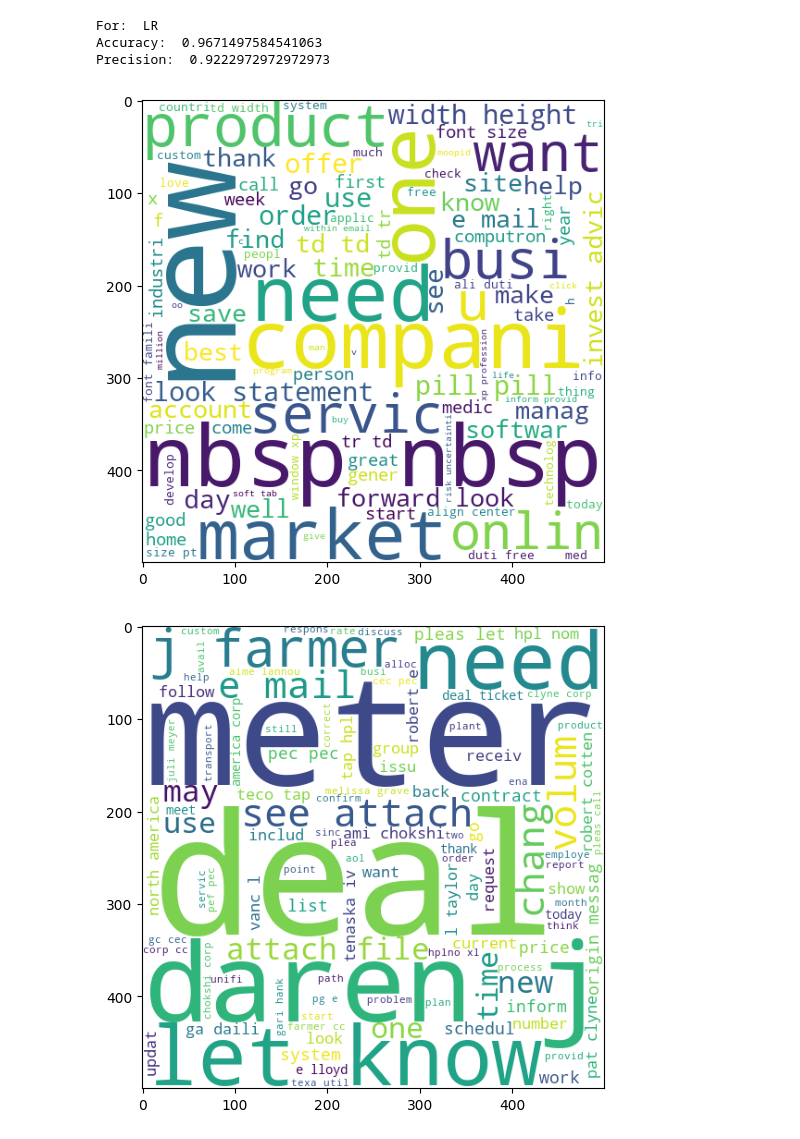
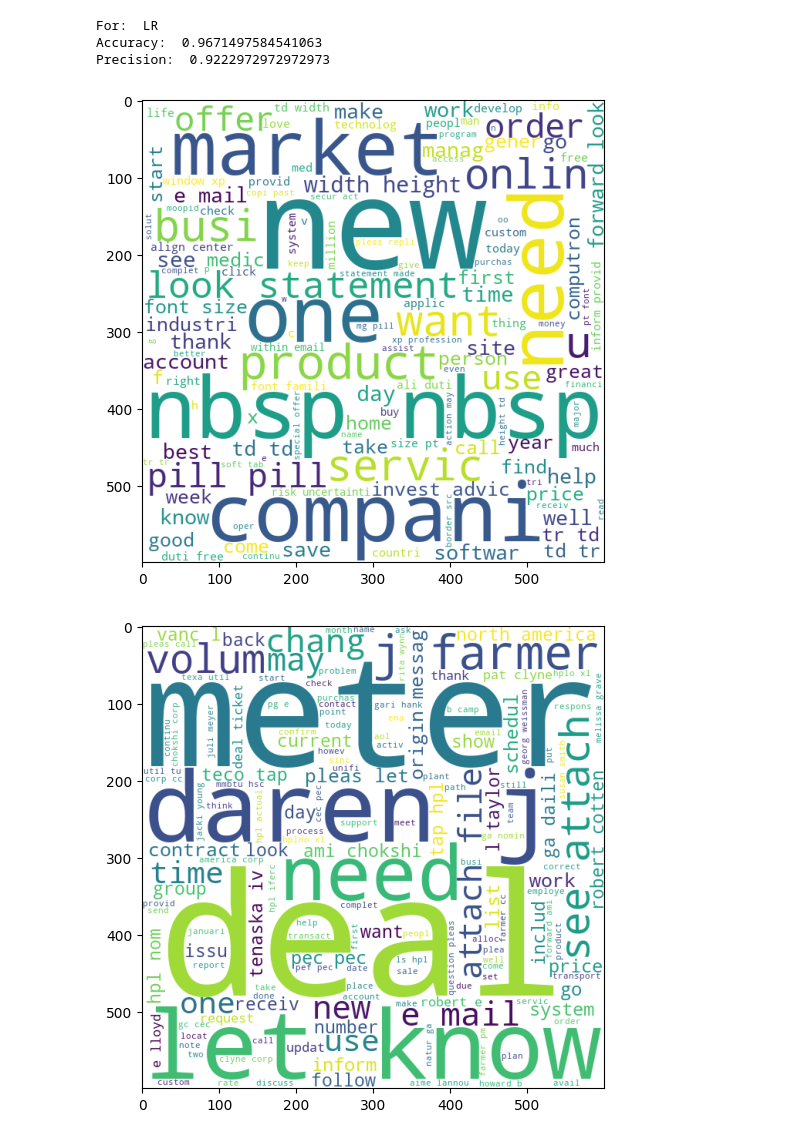
Before and after one commit to haldonmez/spam-mail-detection, a Jupyter notebook: model.ipynb, the cells around one changed output. Saved outputs shown, nothing was run; the diff lists cells and outputs as text; code cells hidden in the pictures.

Commit message:
Update
Wordcloud images created. Kaggle submission.

```diff
--- a/model.ipynb
+++ b/model.ipynb
@@ -119,17 +116,17 @@ For:  LR
 Accuracy:  0.9671497584541063
 Precision:  0.9222972972972973
 # %%
-wc = WordCloud(width = 500, height = 500, min_font_size = 10, background_color = 'white')
+wc = WordCloud(width = 600, height = 600, min_font_size = 10, background_color = 'white')
 spam_wc = wc.generate(df[df['label_num'] == 1]['transformed_text'].str.cat(sep = " "))
 plt.figure(figsize = (15,6))
 plt.imshow(spam_wc)
 plt.show()
 # %% [output]
-[figure, old version]
+[figure, new version]
 # %%
 ham_wc = wc.generate(df[df['label_num'] == 0]['transformed_text'].str.cat(sep = " "))
 plt.figure(figsize = (15,6))
-plt.imshow(spam_wc)
+plt.imshow(ham_wc)
 plt.show()
 # %% [output]
-[figure, old version]
+[figure, new version]
```
Also changed, not shown: parts of 1 cell of this notebook, 4 other files.
